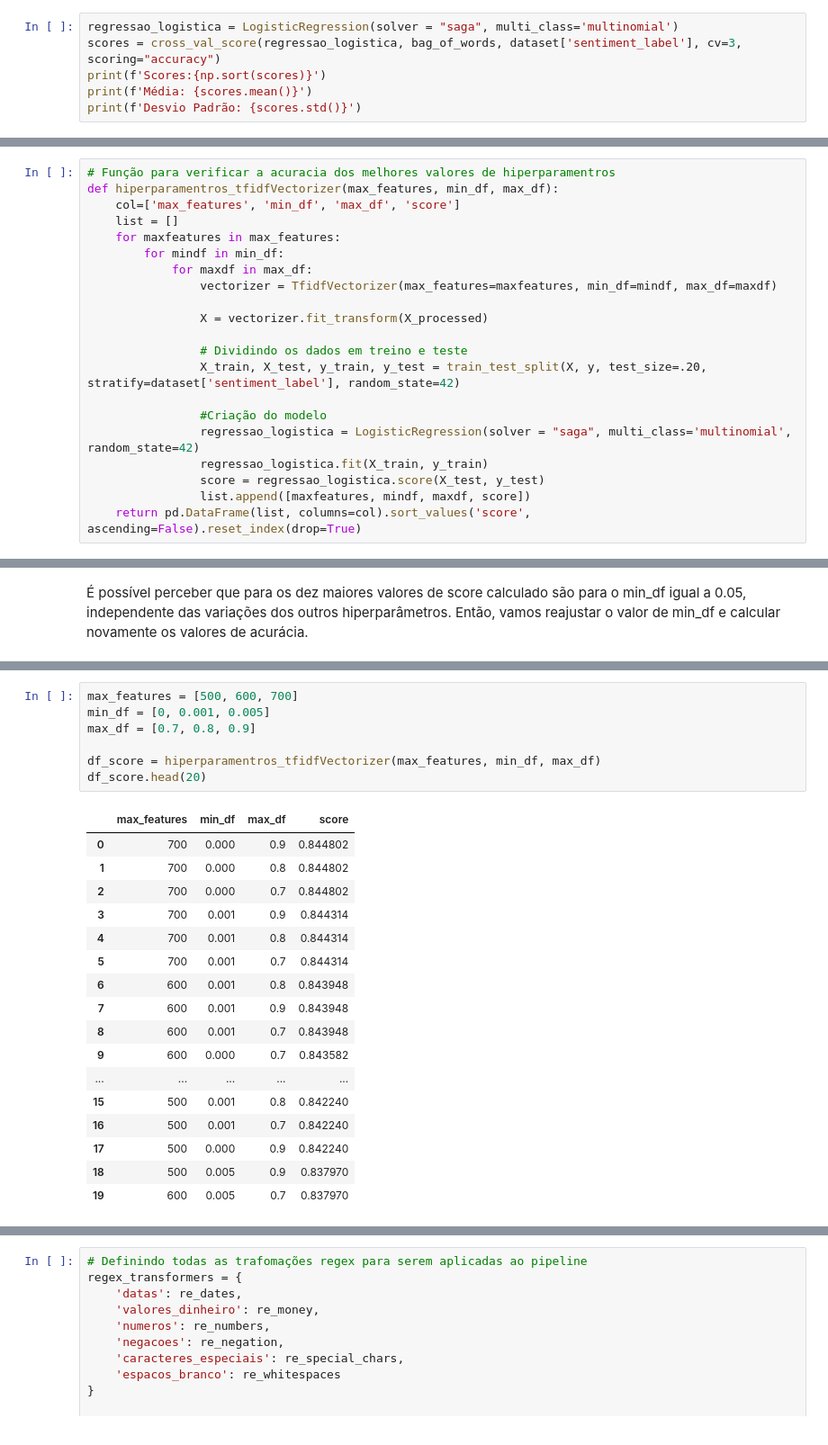
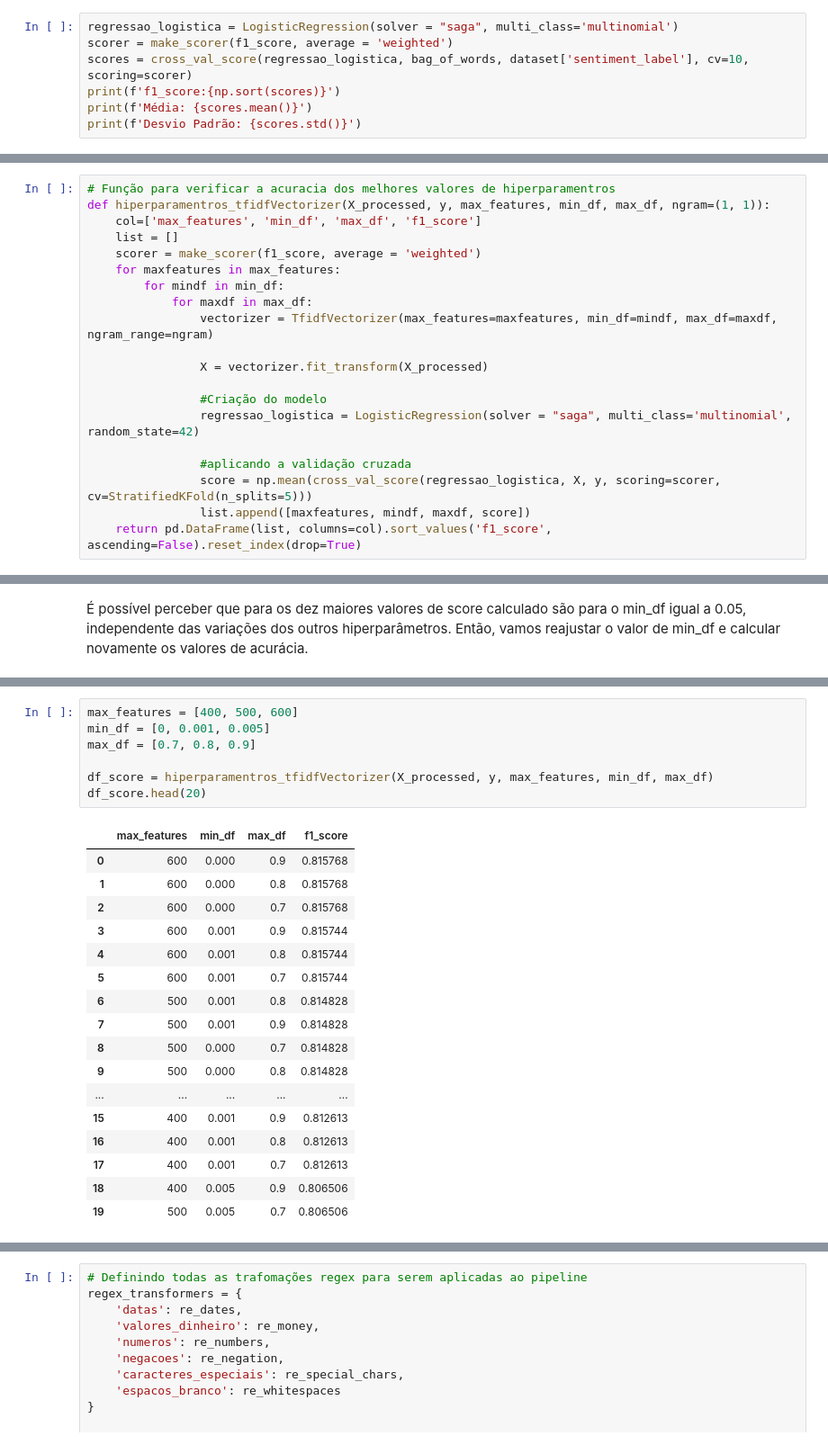
Before and after one commit to IgorFormiga/NLP_analise_de_sentimento, a Jupyter notebook: analise_sentimento.ipynb, the cells around one changed output, grey strips where cells are left out. Shown: that part at 90% size. Cells and saved outputs as stored; diff of their text form.

Commit message:
Aplicando validação curzada para analise de hiperparâmetnros do TfidfVectorizer

```diff
--- a/analise_sentimento.ipynb
+++ b/analise_sentimento.ipynb
@@ -187,8 +187,9 @@ dataset.review_score.value_counts().sort_index()
 Name: review_score, dtype: int64
 # %%
 regressao_logistica = LogisticRegression(solver = "saga", multi_class='multinomial')
-scores = cross_val_score(regressao_logistica, bag_of_words, dataset['sentiment_label'], cv=3, scoring="accuracy")
-print(f'Scores:{np.sort(scores)}')
+scorer = make_scorer(f1_score, average = 'weighted')
+scores = cross_val_score(regressao_logistica, bag_of_words, dataset['sentiment_label'], cv=10, scoring=scorer)
+print(f'f1_score:{np.sort(scores)}')
 print(f'Média: {scores.mean()}')
 print(f'Desvio Padrão: {scores.std()}')
 # %% [output]
@@ -307,23 +353,22 @@ text_pipeline = Pipeline([
 X_processed = text_pipeline.fit_transform(X)
 # %%
 # Função para verificar a acuracia dos melhores valores de hiperparamentros
-def hiperparamentros_tfidfVectorizer(max_features, min_df, max_df):
-    col=['max_features', 'min_df', 'max_df', 'score']
+def hiperparamentros_tfidfVectorizer(X_processed, y, max_features, min_df, max_df, ngram=(1, 1)):
+    col=['max_features', 'min_df', 'max_df', 'f1_score']
     list = []
+    scorer = make_scorer(f1_score, average = 'weighted')
     for maxfeatures in max_features:
         for mindf in min_df:
             for maxdf in max_df:
-                vectorizer = TfidfVectorizer(max_features=maxfeatures, min_df=mindf, max_df=maxdf)
+                vectorizer = TfidfVectorizer(max_features=maxfeatures, min_df=mindf, max_df=maxdf, ngram_range=ngram)
 
                 X = vectorizer.fit_transform(X_processed)
 
-                # Dividindo os dados em treino e teste
-                X_train, X_test, y_train, y_test = train_test_split(X, y, test_size=.20, stratify=dataset['sentiment_label'], random_state=42)
-
                 #Criação do modelo
                 regressao_logistica = LogisticRegression(solver = "saga", multi_class='multinomial', random_state=42)
-                regressao_logistica.fit(X_train, y_train)
-                score = regressao_logistica.score(X_test, y_test)
+
+                #aplicando a validação cruzada
+                score = np.mean(cross_val_score(regressao_logistica, X, y, scoring=scorer, cv=StratifiedKFold(n_splits=5)))
                 list.append([maxfeatures, mindf, maxdf, score])
-    return pd.DataFrame(list, columns=col).sort_values('score', ascending=False).reset_index(drop=True)
+    return pd.DataFrame(list, columns=col).sort_values('f1_score', ascending=False).reset_index(drop=True)
 # %%
@@ -373,27 +418,27 @@ Então, é possível visualizar as seguintes afirmações:
 - O valor de max_df não contribuiu para melhora da acurácia para esse conjunto de hiperparâmetros.
 # %%
-max_features = [500, 600, 700]
+max_features = [400, 500, 600]
 min_df = [0, 0.001, 0.005]
 max_df = [0.7, 0.8, 0.9]
 
-df_score = hiperparamentros_tfidfVectorizer(max_features, min_df, max_df)
+df_score = hiperparamentros_tfidfVectorizer(X_processed, y, max_features, min_df, max_df)
 df_score.head(20)
 # %% [output]
-|  | max_features | min_df | max_df | score |
-| 0 | 700 | 0.000 | 0.9 | 0.844802 |
-| 1 | 700 | 0.000 | 0.8 | 0.844802 |
-| 2 | 700 | 0.000 | 0.7 | 0.844802 |
-| 3 | 700 | 0.001 | 0.9 | 0.844314 |
-| 4 | 700 | 0.001 | 0.8 | 0.844314 |
-| 5 | 700 | 0.001 | 0.7 | 0.844314 |
-| 6 | 600 | 0.001 | 0.8 | 0.843948 |
-| 7 | 600 | 0.001 | 0.9 | 0.843948 |
-| 8 | 600 | 0.001 | 0.7 | 0.843948 |
-| 9 | 600 | 0.000 | 0.7 | 0.843582 |
+|  | max_features | min_df | max_df | f1_score |
+| 0 | 600 | 0.000 | 0.9 | 0.815768 |
+| 1 | 600 | 0.000 | 0.8 | 0.815768 |
+| 2 | 600 | 0.000 | 0.7 | 0.815768 |
+| 3 | 600 | 0.001 | 0.9 | 0.815744 |
+| 4 | 600 | 0.001 | 0.8 | 0.815744 |
+| 5 | 600 | 0.001 | 0.7 | 0.815744 |
+| 6 | 500 | 0.001 | 0.8 | 0.814828 |
+| 7 | 500 | 0.001 | 0.9 | 0.814828 |
+| 8 | 500 | 0.000 | 0.7 | 0.814828 |
+| 9 | 500 | 0.000 | 0.8 | 0.814828 |
 | ... | ... | ... | ... | ... |
-| 15 | 500 | 0.001 | 0.8 | 0.842240 |
-| 16 | 500 | 0.001 | 0.7 | 0.842240 |
-| 17 | 500 | 0.000 | 0.9 | 0.842240 |
-| 18 | 500 | 0.005 | 0.9 | 0.837970 |
-| 19 | 600 | 0.005 | 0.7 | 0.837970 |
+| 15 | 400 | 0.001 | 0.9 | 0.812613 |
+| 16 | 400 | 0.001 | 0.8 | 0.812613 |
+| 17 | 400 | 0.001 | 0.7 | 0.812613 |
+| 18 | 400 | 0.005 | 0.9 | 0.806506 |
+| 19 | 500 | 0.005 | 0.7 | 0.806506 |
 # %% [markdown]
```
Also changed, not shown: parts of 41 cells of this notebook.
